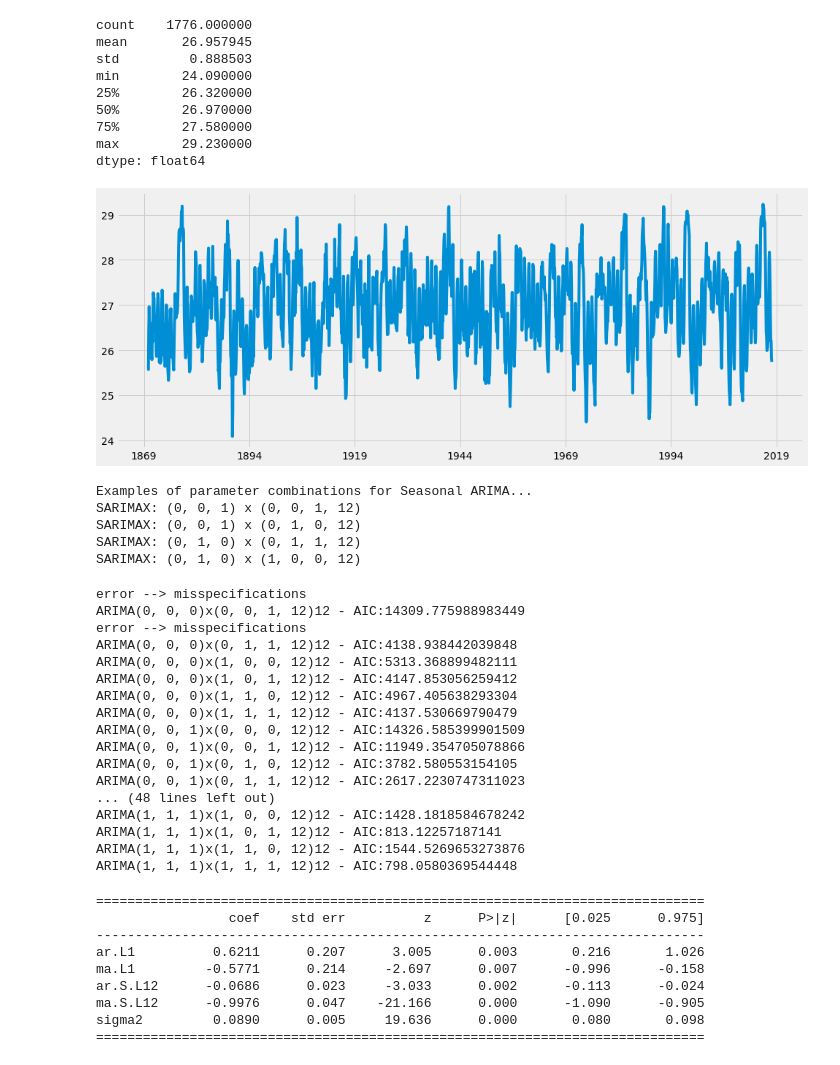
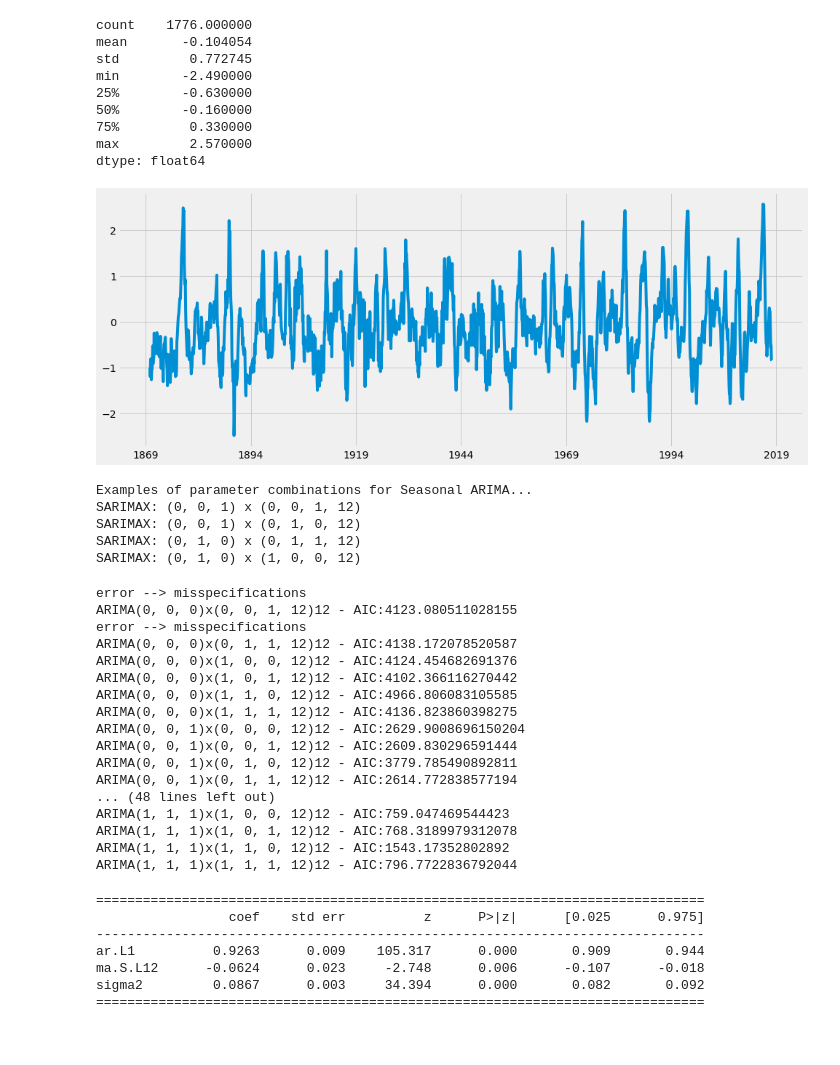
Before and after one commit to KrisCheng/Deep4Cli, a Jupyter notebook: single_nino_index/ARIMA_model/ARIMA_ENSO_no_preprocessing.ipynb, the cells around one changed output. Drawn from its saved outputs; the diff is of its cells as text; code cells hidden in the pictures.

Commit message:
1.add some data analysis part;

```diff
--- a/single_nino_index/ARIMA_model/ARIMA_ENSO_no_preprocessing.ipynb
+++ b/single_nino_index/ARIMA_model/ARIMA_ENSO_no_preprocessing.ipynb
@@ -24,21 +24,21 @@ import numpy
 from math import sqrt
 plt.style.use('fivethirtyeight')
 # %%
-series = pd.Series.from_csv('../../data/oni/csv/nino34.csv')
+series = pd.Series.from_csv('../../data/oni/csv/nino34_anomaly.csv')
 print(series.describe())
 series.plot(figsize=(15, 6))
 plt.show()
 # %% [output]
 count    1776.000000
-mean       26.957945
-std         0.888503
-min        24.090000
-25%        26.320000
-50%        26.970000
-75%        27.580000
-max        29.230000
+mean       -0.104054
+std         0.772745
+min        -2.490000
+25%        -0.630000
+50%        -0.160000
+75%         0.330000
+max         2.570000
 dtype: float64
-[figure, old version]
+[figure, new version]
 # %%
 # Define the p, d and q parameters to take any value between 0 and 2
 p = d = q = range(0, 2)
@@ -80,26 +80,26 @@ for param in pdq:
             continue
 # %% [output]
 error --> misspecifications
-ARIMA(0, 0, 0)x(0, 0, 1, 12)12 - AIC:14309.775988983449
+ARIMA(0, 0, 0)x(0, 0, 1, 12)12 - AIC:4123.080511028155
 error --> misspecifications
-ARIMA(0, 0, 0)x(0, 1, 1, 12)12 - AIC:4138.938442039848
-ARIMA(0, 0, 0)x(1, 0, 0, 12)12 - AIC:5313.368899482111
-ARIMA(0, 0, 0)x(1, 0, 1, 12)12 - AIC:4147.853056259412
-ARIMA(0, 0, 0)x(1, 1, 0, 12)12 - AIC:4967.405638293304
-ARIMA(0, 0, 0)x(1, 1, 1, 12)12 - AIC:4137.530669790479
-ARIMA(0, 0, 1)x(0, 0, 0, 12)12 - AIC:14326.585399901509
-ARIMA(0, 0, 1)x(0, 0, 1, 12)12 - AIC:11949.354705078866
-ARIMA(0, 0, 1)x(0, 1, 0, 12)12 - AIC:3782.580553154105
-ARIMA(0, 0, 1)x(0, 1, 1, 12)12 - AIC:2617.2230747311023
+ARIMA(0, 0, 0)x(0, 1, 1, 12)12 - AIC:4138.172078520587
+ARIMA(0, 0, 0)x(1, 0, 0, 12)12 - AIC:4124.454682691376
+ARIMA(0, 0, 0)x(1, 0, 1, 12)12 - AIC:4102.366116270442
+ARIMA(0, 0, 0)x(1, 1, 0, 12)12 - AIC:4966.806083105585
+ARIMA(0, 0, 0)x(1, 1, 1, 12)12 - AIC:4136.823860398275
+ARIMA(0, 0, 1)x(0, 0, 0, 12)12 - AIC:2629.9008696150204
+ARIMA(0, 0, 1)x(0, 0, 1, 12)12 - AIC:2609.830296591444
+ARIMA(0, 0, 1)x(0, 1, 0, 12)12 - AIC:3779.785490892811
+ARIMA(0, 0, 1)x(0, 1, 1, 12)12 - AIC:2614.772838577194
 ... (48 lines left out)
-ARIMA(1, 1, 1)x(1, 0, 0, 12)12 - AIC:1428.1818584678242
-ARIMA(1, 1, 1)x(1, 0, 1, 12)12 - AIC:813.12257187141
-ARIMA(1, 1, 1)x(1, 1, 0, 12)12 - AIC:1544.5269653273876
-ARIMA(1, 1, 1)x(1, 1, 1, 12)12 - AIC:798.0580369544448
+ARIMA(1, 1, 1)x(1, 0, 0, 12)12 - AIC:759.047469544423
+ARIMA(1, 1, 1)x(1, 0, 1, 12)12 - AIC:768.3189979312078
+ARIMA(1, 1, 1)x(1, 1, 0, 12)12 - AIC:1543.17352802892
+ARIMA(1, 1, 1)x(1, 1, 1, 12)12 - AIC:796.7722836792044
 # %%
 mod = sm.tsa.statespace.SARIMAX(series,
-                                order=(1, 1, 1),
-                                seasonal_order=(1, 1, 1, 12),
+                                order=(1, 0, 0),
+                                seasonal_order=(0, 0, 1, 12),
                                 enforce_stationarity=False,
                                 enforce_invertibility=False)
 
@@ -110,11 +110,9 @@ print(results.summary().tables[1])
 ==============================================================================
                  coef    std err          z      P>|z|      [0.025      0.975]
 ------------------------------------------------------------------------------
-ar.L1          0.6211      0.207      3.005      0.003       0.216       1.026
-ma.L1         -0.5771      0.214     -2.697      0.007      -0.996      -0.158
-ar.S.L12      -0.0686      0.023     -3.033      0.002      -0.113      -0.024
-ma.S.L12      -0.9976      0.047    -21.166      0.000      -1.090      -0.905
-sigma2         0.0890      0.005     19.636      0.000       0.080       0.098
+ar.L1          0.9263      0.009    105.317      0.000       0.909       0.944
+ma.S.L12      -0.0624      0.023     -2.748      0.006      -0.107      -0.018
+sigma2         0.0867      0.003     34.394      0.000       0.082       0.092
 ==============================================================================
 # %%
 results.plot_diagnostics(figsize=(15, 12))
```
Also changed, not shown: parts of 6 cells of this notebook, 1 other file.
